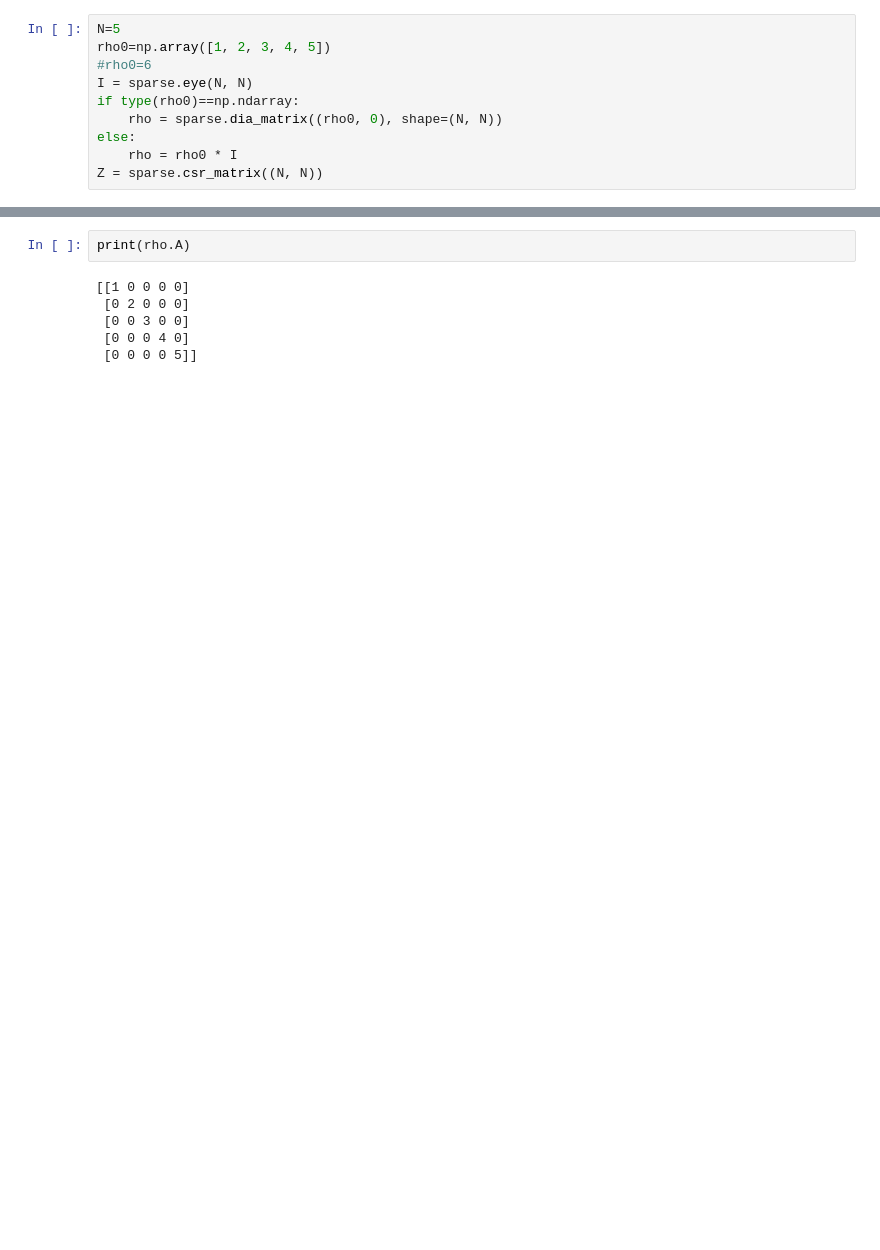
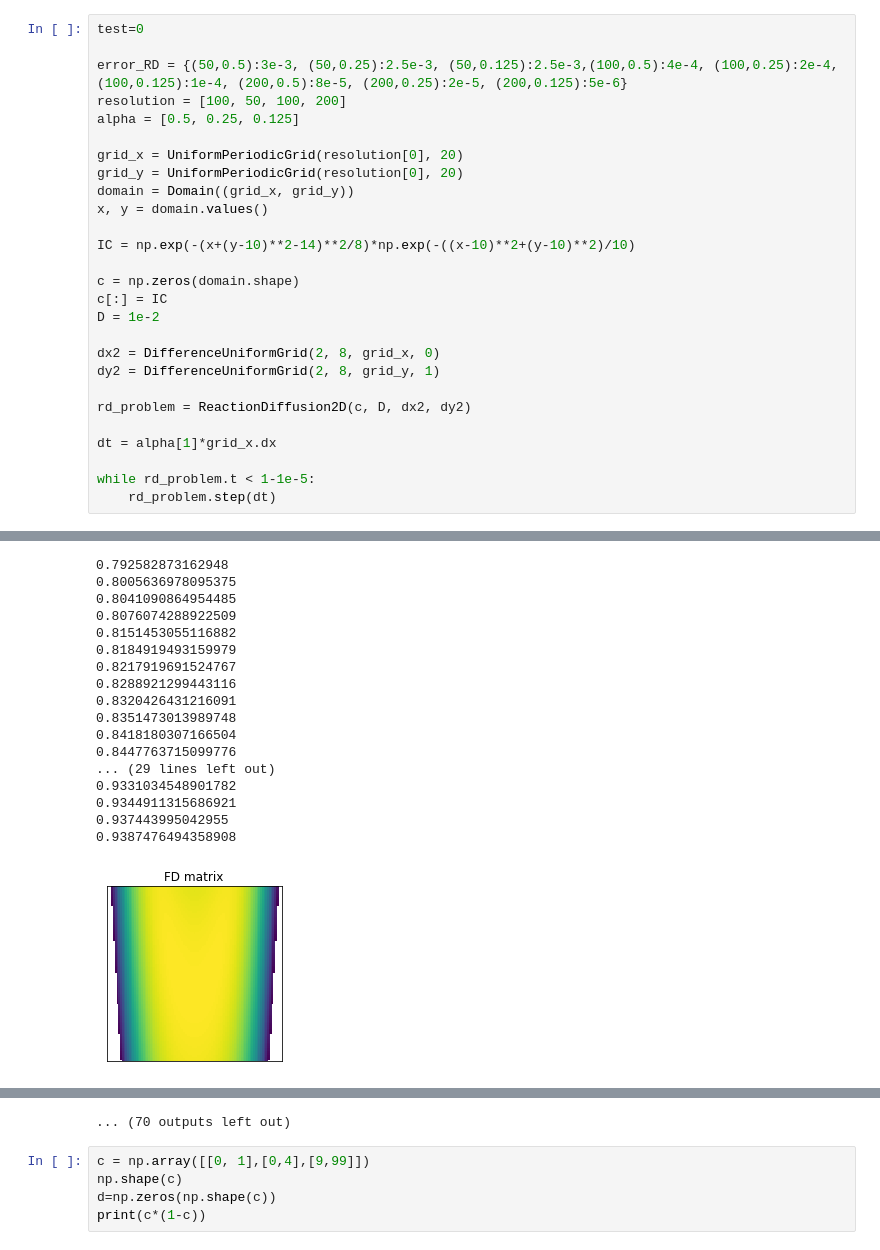
Before and after one commit to TylerLeibengood/NumericalPDEs_Tyler_Leibengood, a Jupyter notebook: timesteppers_notebook.ipynb, the cells around one changed output, grey strips where cells are left out. Saved outputs shown, nothing was run; the diff lists cells and outputs as text; blank space fills up the shorter version.

```diff
--- a/timesteppers_notebook.ipynb
+++ b/timesteppers_notebook.ipynb
@@ -636,10 +432,28 @@ class ReactionDiffusion:
 # %%
-N=5
-rho0=np.array([1, 2, 3, 4, 5])
-#rho0=6
-I = sparse.eye(N, N)
-if type(rho0)==np.ndarray:
-    rho = sparse.dia_matrix((rho0, 0), shape=(N, N))
-else:
-    rho = rho0 * I
-Z = sparse.csr_matrix((N, N))
+test=0
+
+error_RD = {(50,0.5):3e-3, (50,0.25):2.5e-3, (50,0.125):2.5e-3,(100,0.5):4e-4, (100,0.25):2e-4, (100,0.125):1e-4, (200,0.5):8e-5, (200,0.25):2e-5, (200,0.125):5e-6}
+resolution = [100, 50, 100, 200]
+alpha = [0.5, 0.25, 0.125]
+
+grid_x = UniformPeriodicGrid(resolution[0], 20)
+grid_y = UniformPeriodicGrid(resolution[0], 20)
+domain = Domain((grid_x, grid_y))
+x, y = domain.values()
+
+IC = np.exp(-(x+(y-10)**2-14)**2/8)*np.exp(-((x-10)**2+(y-10)**2)/10)
+
+c = np.zeros(domain.shape)
+c[:] = IC
+D = 1e-2
+
+dx2 = DifferenceUniformGrid(2, 8, grid_x, 0)
+dy2 = DifferenceUniformGrid(2, 8, grid_y, 1)
+
+rd_problem = ReactionDiffusion2D(c, D, dx2, dy2)
+
+dt = alpha[1]*grid_x.dx
+
+while rd_problem.t < 1-1e-5:
+    rd_problem.step(dt)
+# %% [output]
@@ -645,0 +475,18 @@ Z = sparse.csr_matrix((N, N))
+0.792582873162948
+0.8005636978095375
+0.8041090864954485
+0.8076074288922509
+0.8151453055116882
+0.8184919493159979
+0.8217919691524767
+0.8288921299443116
+0.8320426431216091
+0.8351473013989748
+0.8418180307166504
+0.8447763715099776
+... (29 lines left out)
+0.9331034548901782
+0.9344911315686921
+0.937443995042955
+0.9387476494358908
+[figure, added]
@@ -646,8 +502,6 @@ Z = sparse.csr_matrix((N, N))
+... (70 outputs left out)
 # %%
-print(rho.A)
+c = np.array([[0, 1],[0,4],[9,99]])
+np.shape(c)
+d=np.zeros(np.shape(c))
+print(c*(1-c))
-# %% [output]
-[[1 0 0 0 0]
- [0 2 0 0 0]
- [0 0 3 0 0]
- [0 0 0 4 0]
- [0 0 0 0 5]]
```
Also changed, not shown: parts of 7 cells of this notebook, 8 other files.
